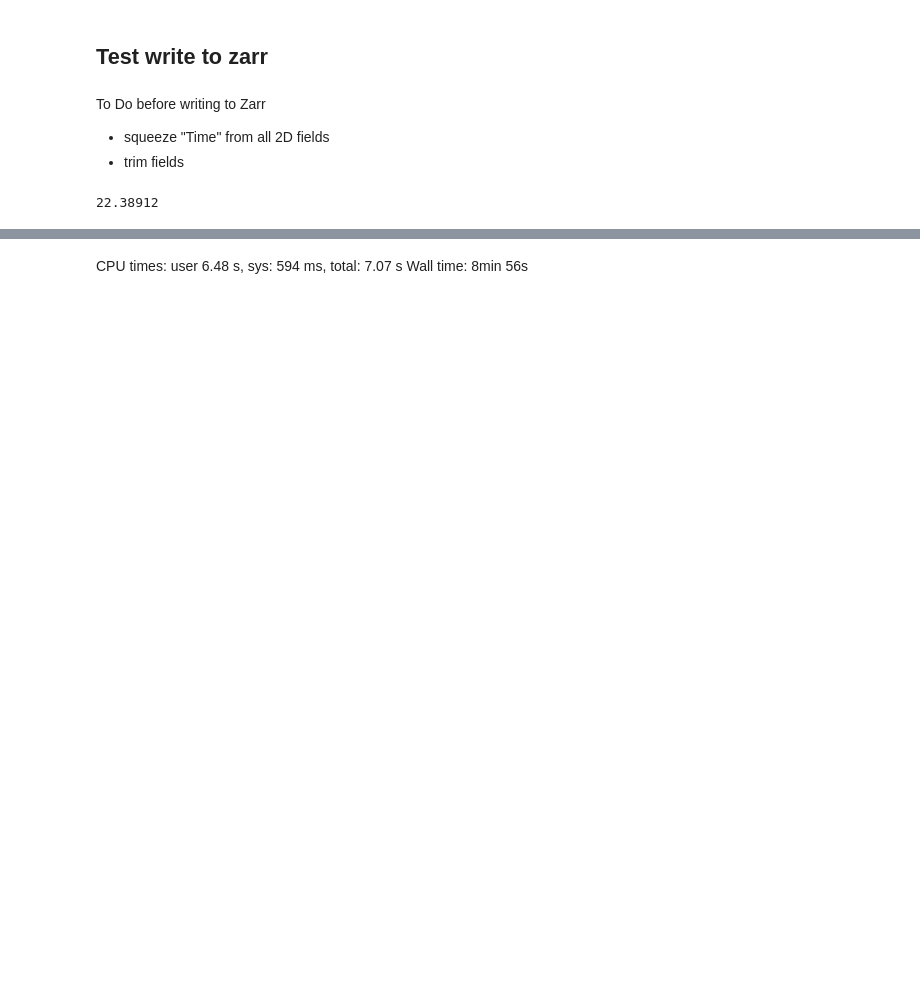
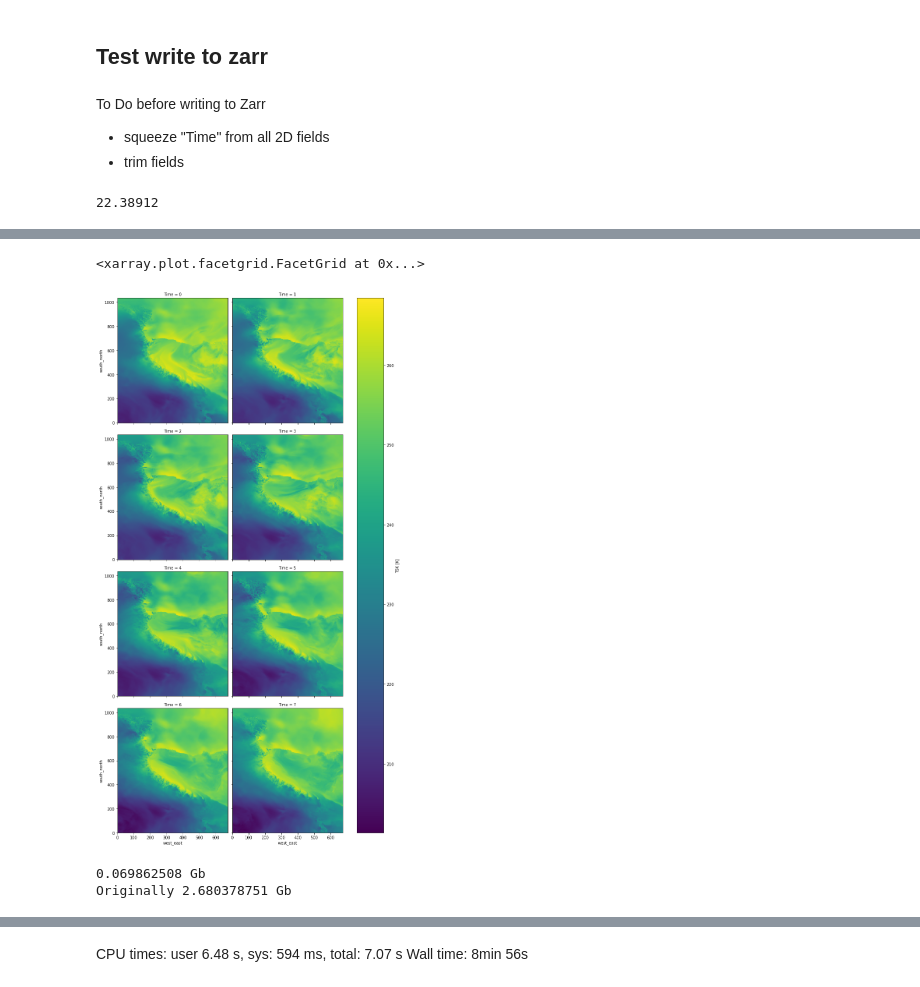
Before and after one commit to ldeo-glaciology/pangeo-AMPS, a Jupyter notebook: test_AMPS_tozarr.ipynb, the cells around one changed output, grey strips where cells are left out. Drawn from its saved outputs; the diff is of its cells as text; code cells hidden in the pictures; blank space fills up the shorter version.

```diff
--- a/test_AMPS_tozarr.ipynb
+++ b/test_AMPS_tozarr.ipynb
@@ -373,5 +331,6 @@ ds.coords['XLAT_U'].nbytes/1e6
 22.38912
 # %%
 # ds.coords['XLAT'] = ds.XLAT.isel(Time=0)
-ds.coords['XLAT'] = ds.XLAT.isel(Time=0)
-ds
+# ds.coords['XLAT_U'] = ds.XLAT_U.isel(Time=0)
+# ds.coords['XLAT_V'] = ds.XLAT_V.isel(Time=0)
+# ds
@@ -399 +344,6 @@ ds.GLW.mean(dim='Time').plot()
+# %%
+ds.TSK.isel(Time=slice(0,8,1)).plot(x='west_east',y='south_north',col='Time',col_wrap=2,size = 5)
+# %% [output]
+<xarray.plot.facetgrid.FacetGrid at 0x...>
+[figure, added]
 # %%
@@ -408 +360,9 @@ vars_save = ['U', 'V', 'W', 'PH', 'PHB', 'T', 'P', 'PB',
+# %%
+ds_stripped = ds[vars_save].persist()
+print(f'{ds_stripped.nbytes/1e9} Gb')
+
+print(f'Originally {ds.nbytes/1e9} Gb')
+# %% [output]
+0.069862508 Gb
+Originally 2.680378751 Gb
 # %%
```
Also changed, not shown: parts of 44 cells of this notebook, 3 other files.
